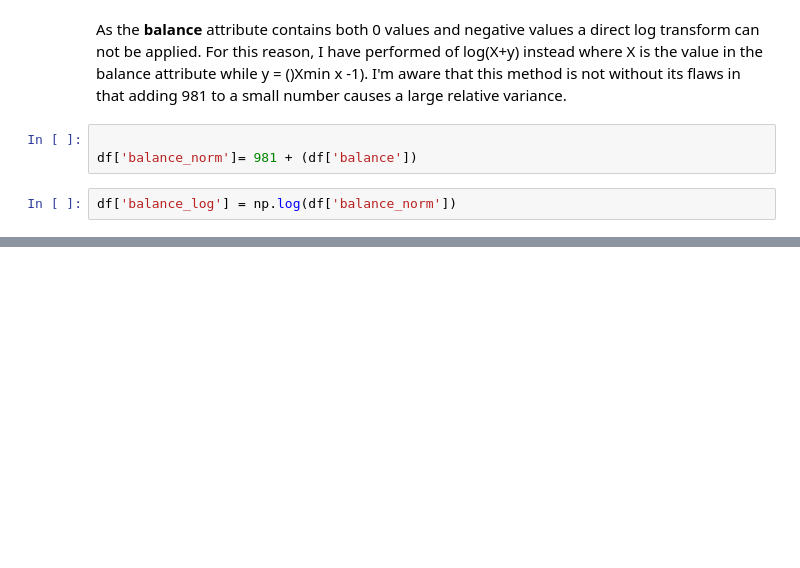
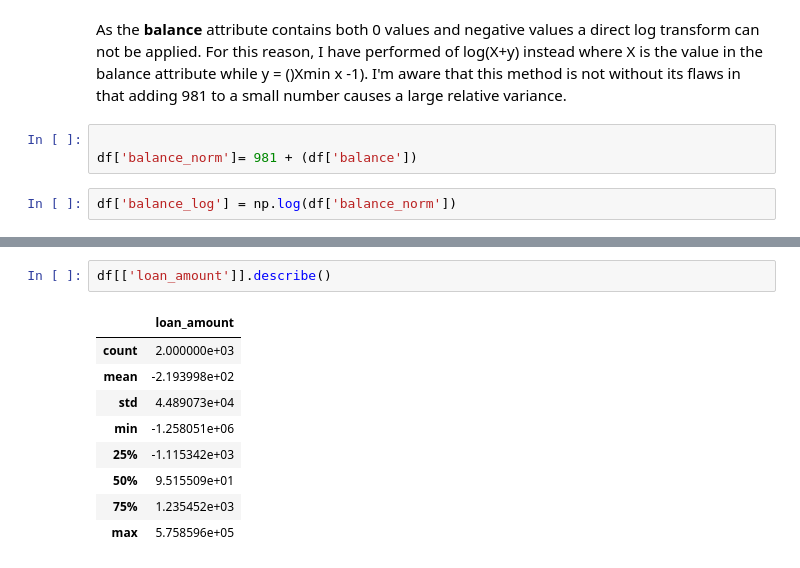
Before and after one commit to vipulpopat/MSCAI_Sem1_Etivity2, a Jupyter notebook: Etivity2_Eamon_OGairbhith_9638296.ipynb, the cells around one changed output, grey strips where cells are left out. Saved outputs shown, nothing was run; the diff lists cells and outputs as text; blank space fills up the shorter version.

```diff
--- a/Etivity2_Eamon_OGairbhith_9638296.ipynb
+++ b/Etivity2_Eamon_OGairbhith_9638296.ipynb
@@ -359,0 +374,12 @@ df['balance_log'].hist(bins=20)
+# %%
+df[['loan_amount']].describe()
+# %% [output]
+|  | loan_amount |
+| count | 2.000000e+03 |
+| mean | -2.193998e+02 |
+| std | 4.489073e+04 |
+| min | -1.258051e+06 |
+| 25% | -1.115342e+03 |
+| 50% | 9.515509e+01 |
+| 75% | 1.235452e+03 |
+| max | 5.758596e+05 |
```
Also changed, not shown: parts of 6 cells of this notebook.
